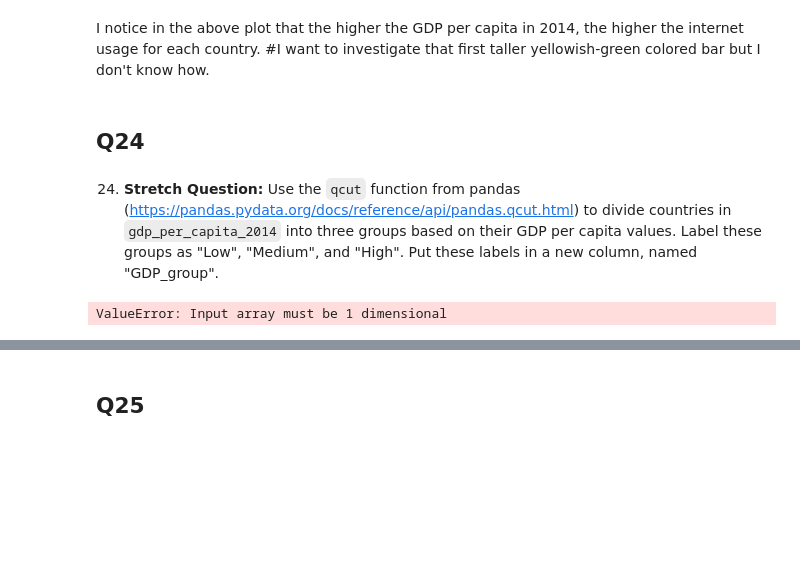
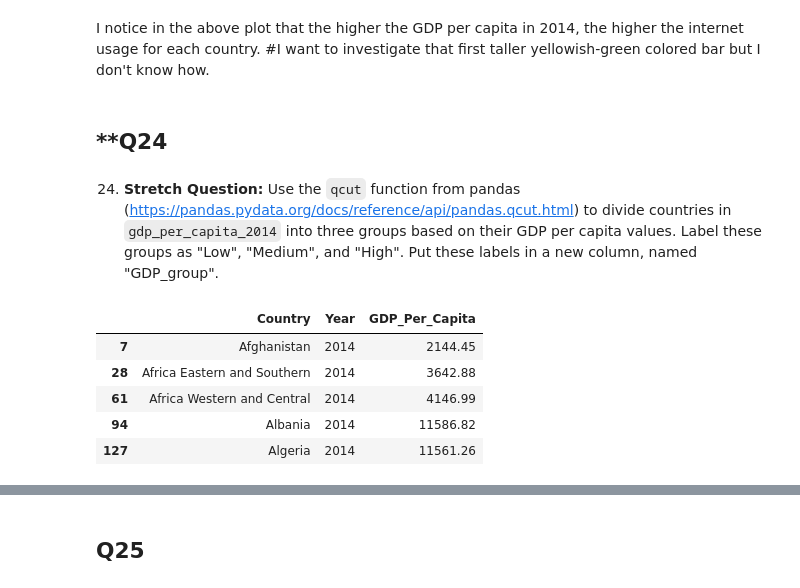
Before and after one commit to NSS-Data-Analytics-Cohort-11/undata-AdellAD4, a Jupyter notebook: notebooks/UN_data_analysis_DA11.ipynb, the cells around one changed output, grey strips where cells are left out. Cells and saved outputs as stored; diff of their text form; code cells hidden in the pictures; blank space fills up the shorter version.

```diff
--- a/notebooks/UN_data_analysis_DA11.ipynb
+++ b/notebooks/UN_data_analysis_DA11.ipynb
@@ -682,7 +683,7 @@ sns.barplot(
 I notice in the above plot that the higher the GDP per capita in 2014, the higher the internet usage for each country.
 #I want to investigate that first taller yellowish-green colored bar but I don't know how.
 # %% [markdown]
-## Q24
+## **Q24
 # %% [markdown]
 24. **Stretch Question:** Use the `qcut` function from pandas (https://pandas.pydata.org/docs/reference/api/pandas.qcut.html) to divide countries in `gdp_per_capita_2014` into three groups based on their GDP per capita values. Label these groups as "Low", "Medium", and "High". Put these labels in a new column, named "GDP_group".
 # %%
@@ -689,5 +691,13 @@ I notice in the above plot that the higher the GDP per capita in 2014, the highe
 gdp_per_capita_2014 = gdp_df[gdp_df["Year"] == 2014]
+# %%
+gdp_per_capita_2014.head()
+# %% [output]
+|  | Country | Year | GDP_Per_Capita |
+| 7 | Afghanistan | 2014 | 2144.45 |
+| 28 | Africa Eastern and Southern | 2014 | 3642.88 |
+| 61 | Africa Western and Central | 2014 | 4146.99 |
+| 94 | Albania | 2014 | 11586.82 |
+| 127 | Algeria | 2014 | 11561.26 |
 # %%
-pd.qcut(gdp_per_capita_2014, 3, labels=["low", "medium", "high"])
+#Using pd.qcut function to divide countries into 3 groups based on GDP per capita values
+gdp_grouped = pd.qcut(gdp_per_capita_2014["GDP_Per_Capita"], 3, labels=["low", "medium", "high"])
-# %% [output]
-ValueError: Input array must be 1 dimensional
```
Also changed, not shown: parts of 4 cells of this notebook.
